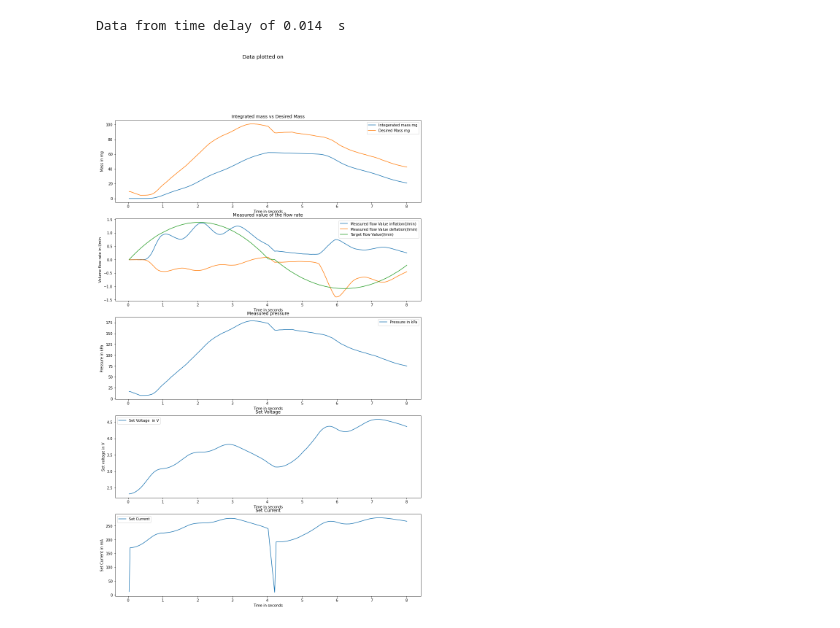
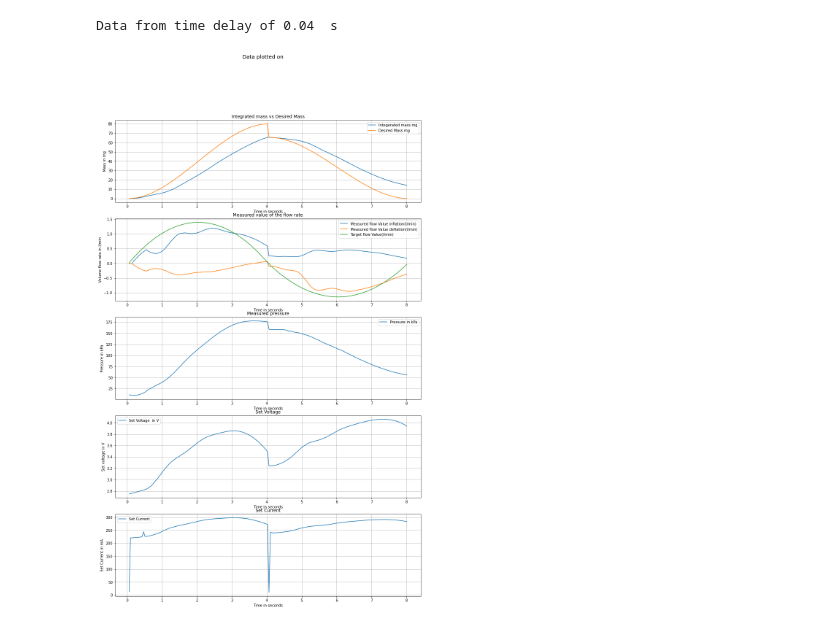
Before and after one commit to pmkumar1308/RPi-read-flow-sensor, a Jupyter notebook: Inflating_deflating_kelly_new.ipynb, the cells around one changed output. Saved outputs shown, nothing was run; the diff lists cells and outputs as text; code cells hidden in the pictures.

```diff
--- a/Inflating_deflating_kelly_new.ipynb
+++ b/Inflating_deflating_kelly_new.ipynb
@@ -12,10 +12,11 @@ def plot_data(df):
     st = fig.suptitle("Data plotted on", fontsize="x-large")
     axs[0].plot(data[:,0], data[:,5]*1e6, label = "Integerated mass mg")
 #     axs[0].plot(data[:,0], data[:,5]*1e6, label = "GT Mass mg")
-    axs[0].plot(data[:,0], data[:,6]*1e6, label = "Desired Mass mg")
+    axs[0].plot(data[:,0], data[:,7]*1e6, label = "Desired Mass mg")
     axs[0].set_xlabel("Time in seconds")
     axs[0].set_ylabel("Mass in mg")
     axs[0].set_title("Integrated mass vs Desired Mass")
+    axs[0].grid()
     axs[0].legend()
 
     axs[1].plot(data[:,0], data[:,1], label = "Measured flow Value inflation(l/min)")
@@ -24,24 +25,28 @@ def plot_data(df):
     axs[1].set_xlabel("Time in seconds")
     axs[1].set_ylabel("Volume flow rate in l/min")
     axs[1].set_title("Measured value of the flow rate")
+    axs[1].grid()
     axs[1].legend()
 
     axs[2].plot(data[:,0], data[:,4], label = "Pressure in kPa")
     axs[2].set_xlabel("Time in seconds")
     axs[2].set_ylabel("Pressure in kPa")
     axs[2].set_title("Measured pressure")
+    axs[2].grid()
     axs[2].legend()
 
     axs[3].plot(data[:,0], data[:,8], label = "Set Voltage  in V")
     axs[3].set_xlabel("Time in seconds")
     axs[3].set_ylabel("Set voltage in V")
     axs[3].set_title("Set Voltage")
+    axs[3].grid()
     axs[3].legend()
 
     axs[4].plot(data[:,0], data[:,-1]*1000,  label = "Set Current")
     axs[4].set_xlabel("Time in seconds")
     axs[4].set_ylabel("Set Current in mA")
     axs[4].set_title("Set Current")
+    axs[4].grid()
     axs[4].legend()
 
 #     axs[3].plot(data[:,0], data[:,3], label = "Integrated Mass kg")
@@ -61,7 +66,7 @@ def plot_data(df):
 
     st.set_y(0.95)
     fig.subplots_adjust(top=0.85)
-
+#     plt.grid()
     plt.show()
 # %%
 def plot_csv(file_path,del_t):
@@ -77,7 +82,7 @@ def plot_csv(file_path,del_t):
 # %%
 file_path_name = "./Data_from_PropValves/Kelly/Inflation/Inflating_deflating_finger_data_def_kp0_050_AD_DA_hat.csv"
 
-plot_csv(file_path_name, 0.014)
+plot_csv(file_path_name, 0.04)
 # %% [output]
-Data from time delay of 0.014  s
+Data from time delay of 0.04  s
-[figure, old version]
+[figure, new version]
```
Also changed, not shown: parts of 1 cell of this notebook, 2 other files.
